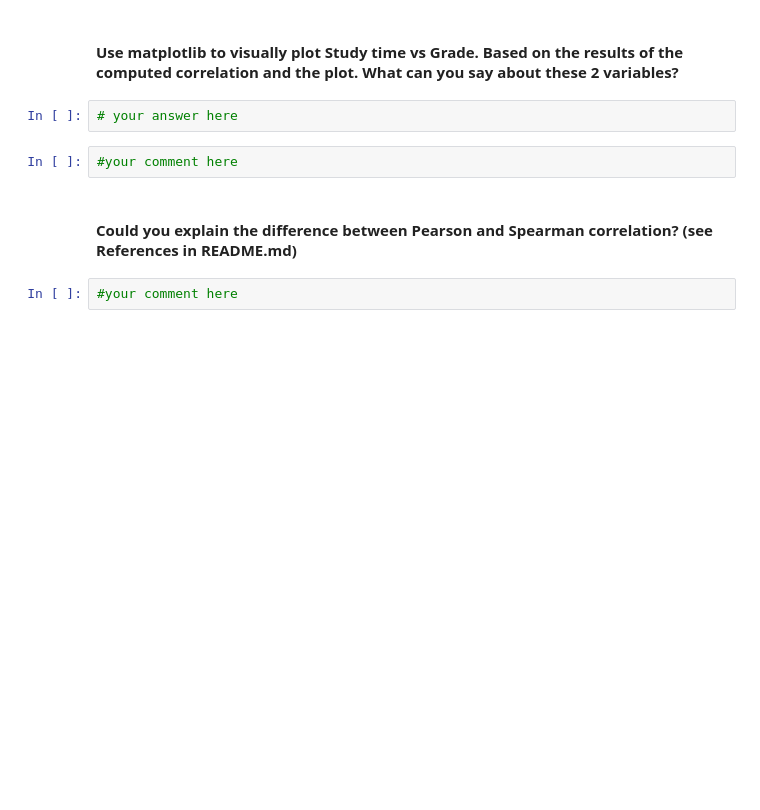
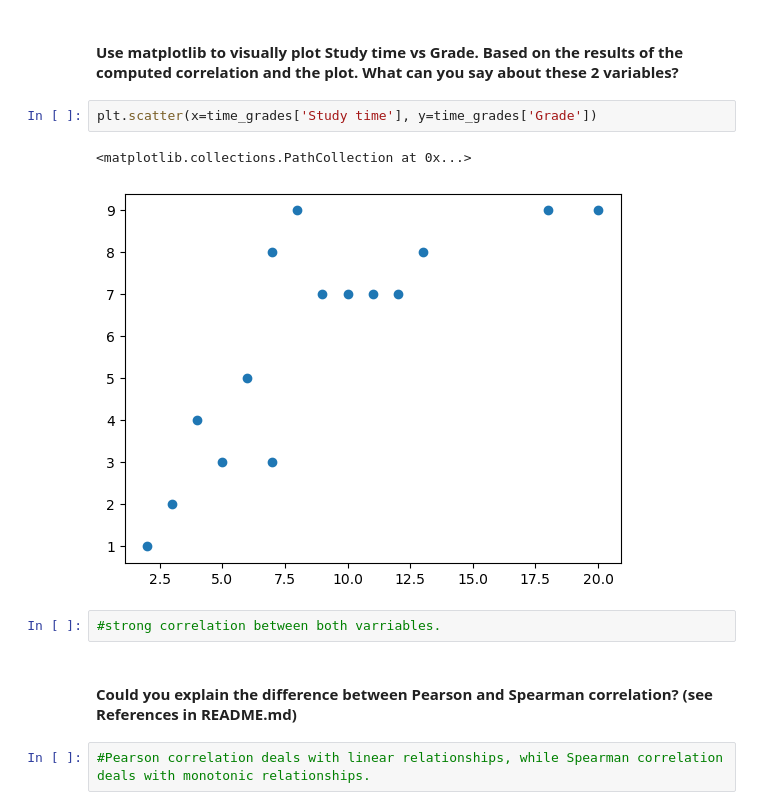
Before and after one commit to Ironhack-Data-Madrid-Octubre-2023/5.1-lab_pivot_table_and_correlation, a Jupyter notebook: your_code/main.ipynb, the cells around one changed output. Cells and saved outputs as stored; diff of their text form; blank space fills up the shorter version.

```diff
--- a/your_code/main.ipynb
+++ b/your_code/main.ipynb
@@ -295,10 +344,13 @@ column= ['Calorie burned', 'Steps','Floors','Minutes Sedentary','Minutes Very Ac
 # %% [markdown]
 #### Use matplotlib to visually plot Study time vs Grade. Based on the results of the computed correlation and the plot. What can you say about these 2 variables?
-# %%
-# your answer here
-# %%
-#your comment here
+# %%
+plt.scatter(x=time_grades['Study time'], y=time_grades['Grade'])
+# %% [output]
+<matplotlib.collections.PathCollection at 0x...>
+[figure, added]
+# %%
+#strong correlation between both varriables.
 # %% [markdown]
 #### Could you explain the difference between Pearson and Spearman correlation? (see References in README.md)
-# %%
-#your comment here
+# %%
+#Pearson correlation deals with linear relationships, while Spearman correlation deals with monotonic relationships.
```
Also changed, not shown: parts of 19 cells of this notebook.
